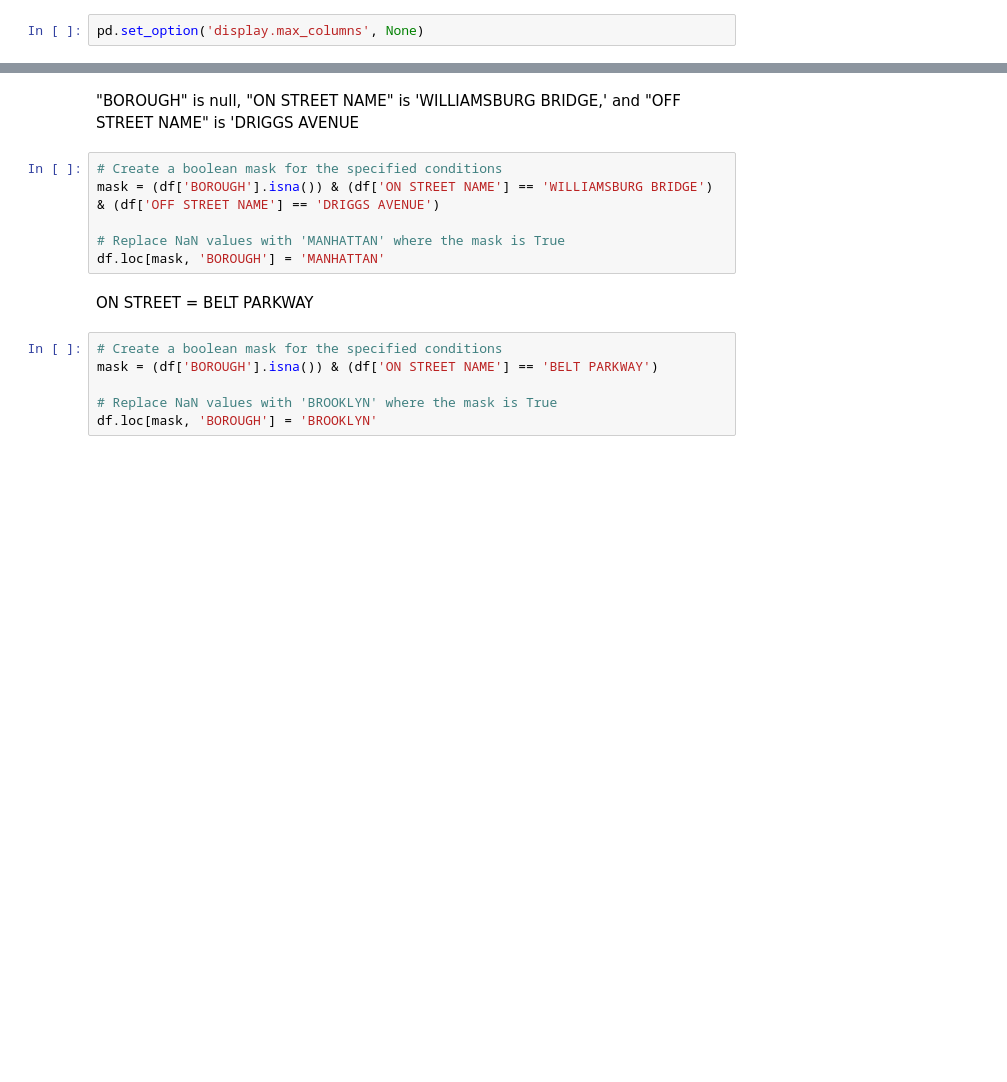
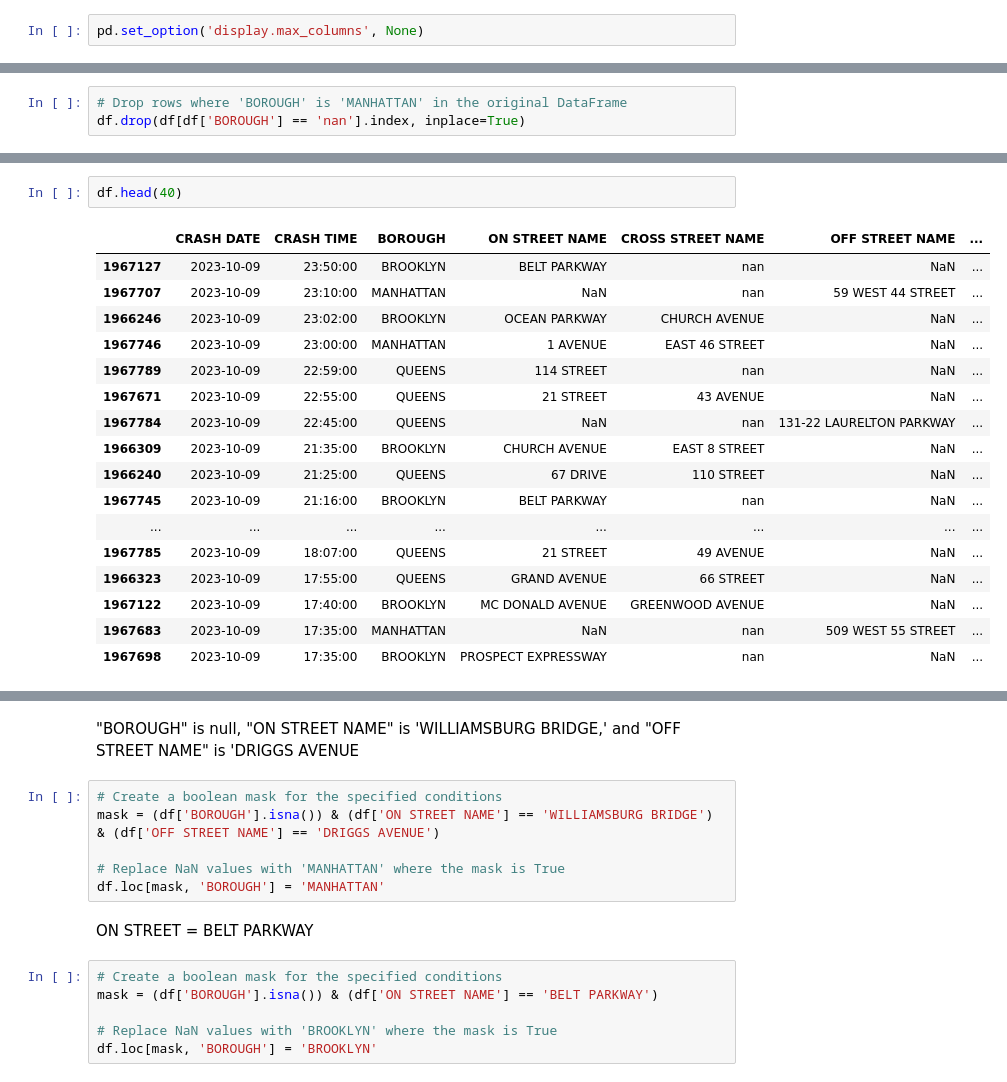
Before and after one commit to MahmoudElSayed100/NYC-Traffic-Accidents-Analysis, a Jupyter notebook: test-direct-download-function.ipynb, the cells around one changed output, grey strips where cells are left out. Drawn from its saved outputs; the diff is of its cells as text; blank space fills up the shorter version.

```diff
--- a/test-direct-download-function.ipynb
+++ b/test-direct-download-function.ipynb
@@ -107,0 +101,3 @@ df.head(30)
+# %%
+# Drop rows where 'BOROUGH' is 'MANHATTAN' in the original DataFrame
+df.drop(df[df['BOROUGH'] == 'nan'].index, inplace=True)
@@ -108,3 +115,23 @@ df.head(30)
+# %%
+df.head(40)
+# %% [output]
+|  | CRASH DATE | CRASH TIME | BOROUGH | ON STREET NAME | CROSS STREET NAME | OFF STREET NAME | ... |
+| 1967127 | 2023-10-09 | 23:50:00 | BROOKLYN | BELT PARKWAY | nan | NaN | ... |
+| 1967707 | 2023-10-09 | 23:10:00 | MANHATTAN | NaN | nan | 59 WEST 44 STREET | ... |
+| 1966246 | 2023-10-09 | 23:02:00 | BROOKLYN | OCEAN PARKWAY | CHURCH AVENUE | NaN | ... |
+| 1967746 | 2023-10-09 | 23:00:00 | MANHATTAN | 1 AVENUE | EAST 46 STREET | NaN | ... |
+| 1967789 | 2023-10-09 | 22:59:00 | QUEENS | 114 STREET | nan | NaN | ... |
+| 1967671 | 2023-10-09 | 22:55:00 | QUEENS | 21 STREET | 43 AVENUE | NaN | ... |
+| 1967784 | 2023-10-09 | 22:45:00 | QUEENS | NaN | nan | 131-22 LAURELTON PARKWAY | ... |
+| 1966309 | 2023-10-09 | 21:35:00 | BROOKLYN | CHURCH AVENUE | EAST 8 STREET | NaN | ... |
+| 1966240 | 2023-10-09 | 21:25:00 | QUEENS | 67 DRIVE | 110 STREET | NaN | ... |
+| 1967745 | 2023-10-09 | 21:16:00 | BROOKLYN | BELT PARKWAY | nan | NaN | ... |
+| ... | ... | ... | ... | ... | ... | ... | ... |
+| 1967785 | 2023-10-09 | 18:07:00 | QUEENS | 21 STREET | 49 AVENUE | NaN | ... |
+| 1966323 | 2023-10-09 | 17:55:00 | QUEENS | GRAND AVENUE | 66 STREET | NaN | ... |
+| 1967122 | 2023-10-09 | 17:40:00 | BROOKLYN | MC DONALD AVENUE | GREENWOOD AVENUE | NaN | ... |
+| 1967683 | 2023-10-09 | 17:35:00 | MANHATTAN | NaN | nan | 509 WEST 55 STREET | ... |
+| 1967698 | 2023-10-09 | 17:35:00 | BROOKLYN | PROSPECT EXPRESSWAY | nan | NaN | ... |
 # %%
 filtered_df3 = df[df['BOROUGH'].isna() & (df['ON STREET NAME'].isna() | df['CROSS STREET NAME'].isna() | df['OFF STREET NAME'].isna())]
 filtered_df3
```
Also changed, not shown: parts of 13 cells of this notebook, 8 other files.
